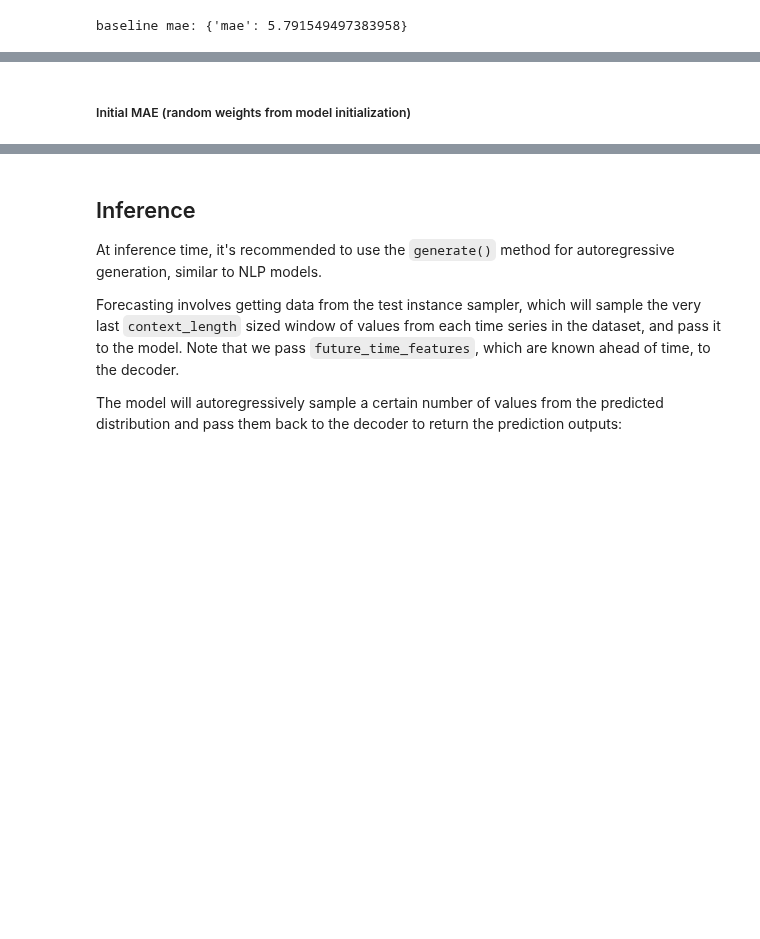
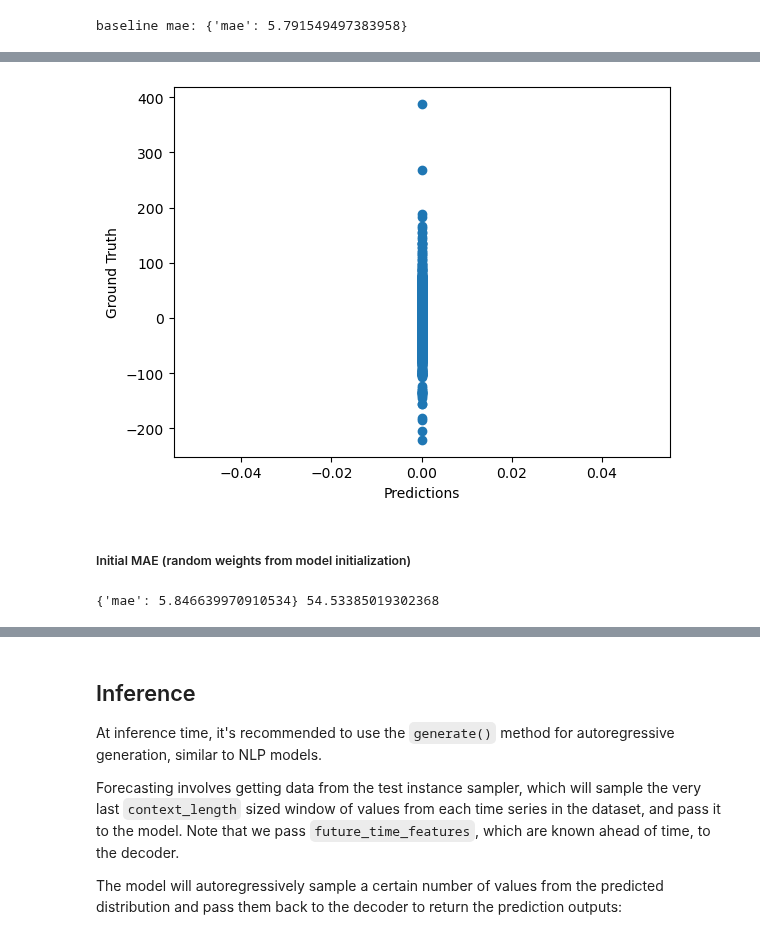
Before and after one commit to florencetsang/optiver2023, a Jupyter notebook: florence/time-series-transformer.ipynb, the cells around one changed output, grey strips where cells are left out. Saved outputs shown, nothing was run; the diff lists cells and outputs as text; code cells hidden in the pictures; blank space fills up the shorter version.

```diff
--- a/florence/time-series-transformer.ipynb
+++ b/florence/time-series-transformer.ipynb
@@ -1039,3 +1067,8 @@ baseline mae: {'mae': 5.791549497383958}
+# %%
+fig, axs = plt.subplots(1)
+plot_predictions(axs, baseline_predictions, val_set_ground_truth, -1)
+# %% [output]
+[figure, added]
 # %%
 def eval_epoch(model):
     model.eval()
@@ -1069,3 +1102,10 @@ def eval_epoch(model):
     }
 # %% [markdown]
 ##### Initial MAE (random weights from model initialization)
+# %%
+prev_time = time.time()
+init_result = eval_epoch(model)
+curr_time = time.time()
+print(result["mae"], curr_time - prev_time)
+# %% [output]
+{'mae': 5.846639970910534} 54.53385019302368
```
Also changed, not shown: parts of 21 cells of this notebook.
